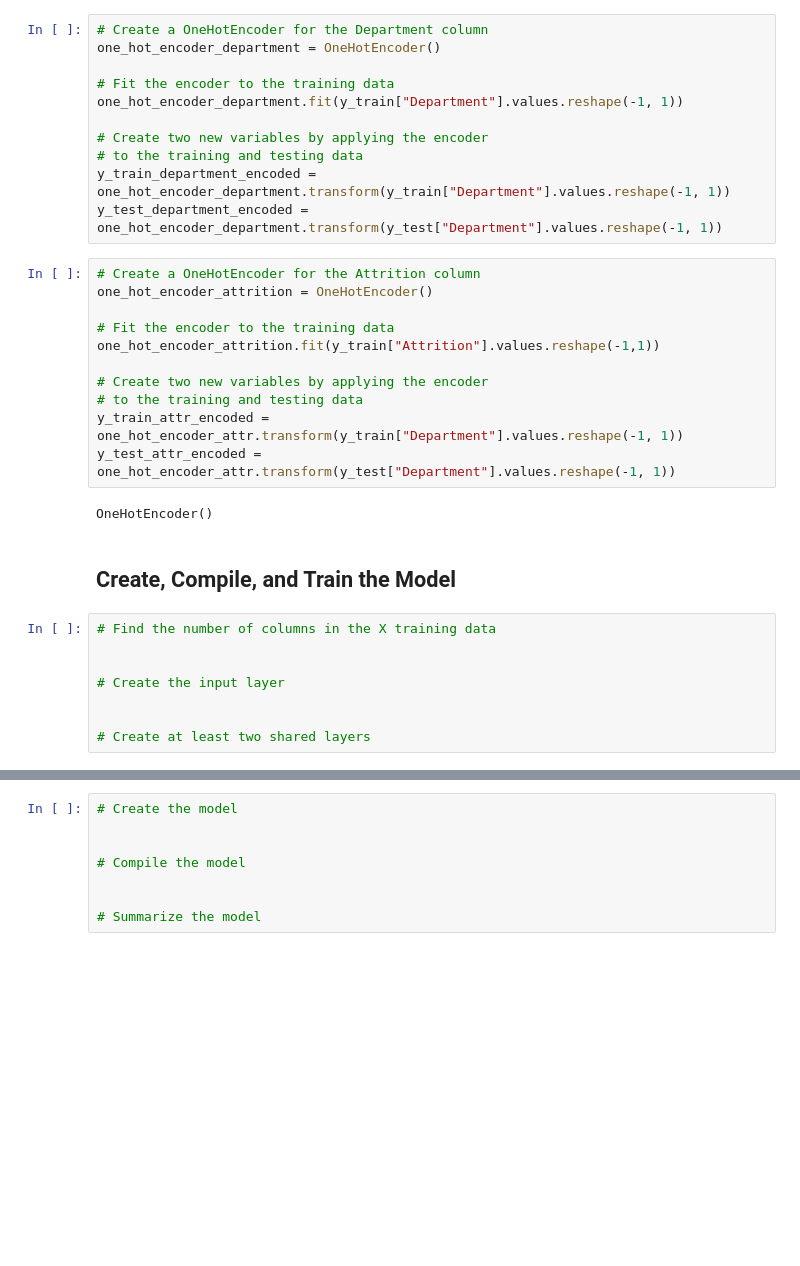
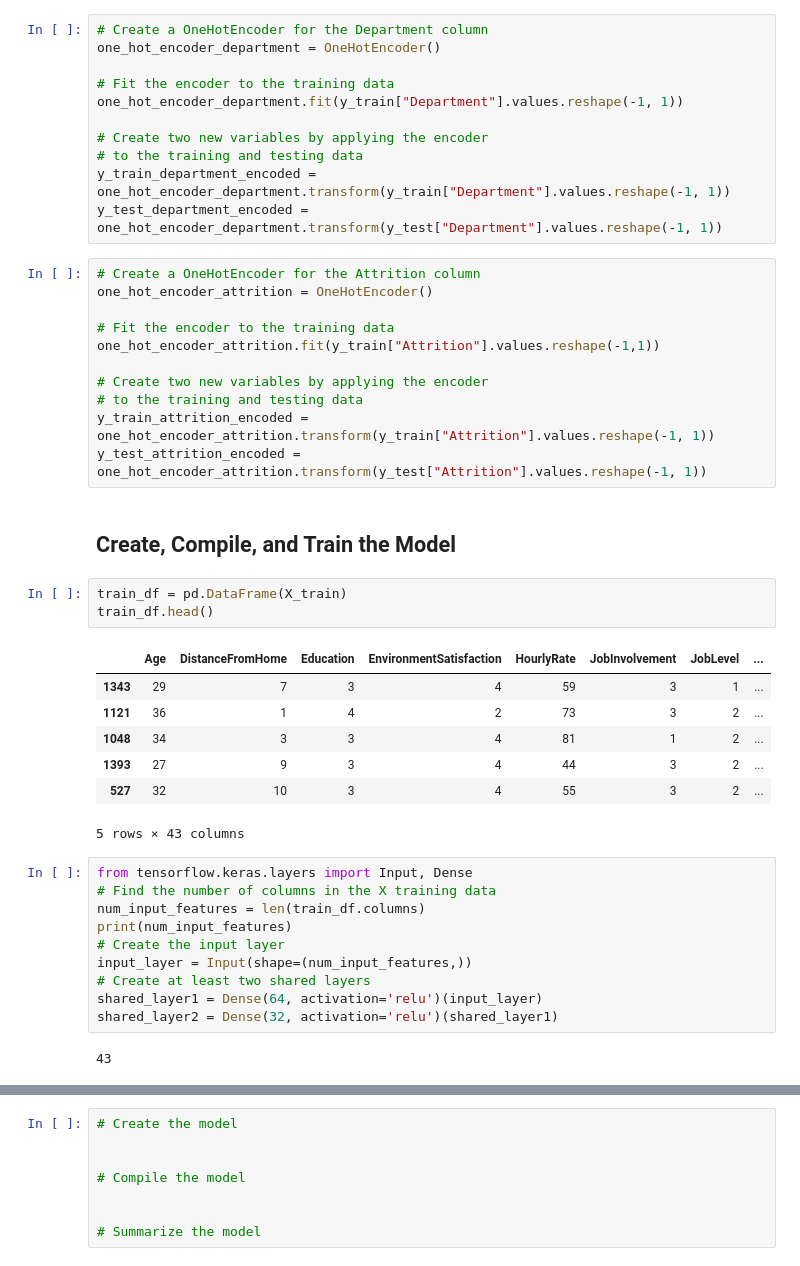
Before and after one commit to natesena/neural-network-challenge-2, a Jupyter notebook: attrition.ipynb, the cells around one changed output, grey strips where cells are left out. Drawn from its saved outputs; the diff is of its cells as text; blank space fills up the shorter version.

```diff
--- a/attrition.ipynb
+++ b/attrition.ipynb
@@ -247,20 +253,33 @@ one_hot_encoder_attrition.fit(y_train["Attrition"].values.reshape(-1,1))
 
 # Create two new variables by applying the encoder
 # to the training and testing data
-y_train_attr_encoded = one_hot_encoder_attr.transform(y_train["Department"].values.reshape(-1, 1))
-y_test_attr_encoded = one_hot_encoder_attr.transform(y_test["Department"].values.reshape(-1, 1))
+y_train_attrition_encoded = one_hot_encoder_attrition.transform(y_train["Attrition"].values.reshape(-1, 1))
+y_test_attrition_encoded = one_hot_encoder_attrition.transform(y_test["Attrition"].values.reshape(-1, 1))
-# %% [output]
-OneHotEncoder()
 # %% [markdown]
 ## Create, Compile, and Train the Model
+# %%
+train_df = pd.DataFrame(X_train)
+train_df.head()
+# %% [output]
+|  | Age | DistanceFromHome | Education | EnvironmentSatisfaction | HourlyRate | JobInvolvement | JobLevel | ... |
+| 1343 | 29 | 7 | 3 | 4 | 59 | 3 | 1 | ... |
+| 1121 | 36 | 1 | 4 | 2 | 73 | 3 | 2 | ... |
+| 1048 | 34 | 3 | 3 | 4 | 81 | 1 | 2 | ... |
+| 1393 | 27 | 9 | 3 | 4 | 44 | 3 | 2 | ... |
+| 527 | 32 | 10 | 3 | 4 | 55 | 3 | 2 | ... |
+5 rows × 43 columns
 # %%
+from tensorflow.keras.layers import Input, Dense
 # Find the number of columns in the X training data
-
-
+num_input_features = len(train_df.columns)
+print(num_input_features)
 # Create the input layer
-
-
+input_layer = Input(shape=(num_input_features,))
 # Create at least two shared layers
+shared_layer1 = Dense(64, activation='relu')(input_layer)
+shared_layer2 = Dense(32, activation='relu')(shared_layer1)
+# %% [output]
+43
 # %%
 # Create a branch for Department
 # with a hidden layer and an output layer
```
Also changed, not shown: parts of 6 cells of this notebook.
